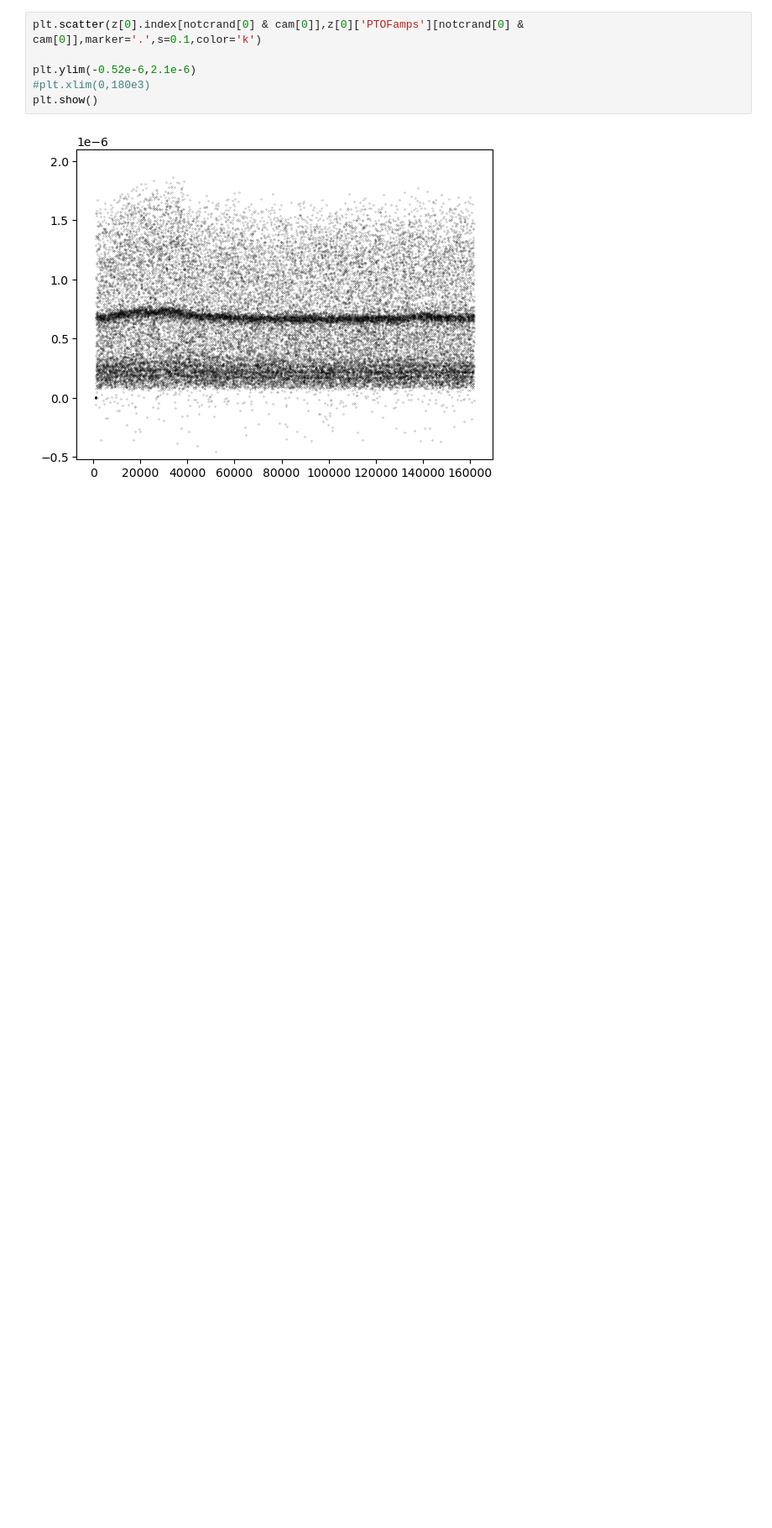
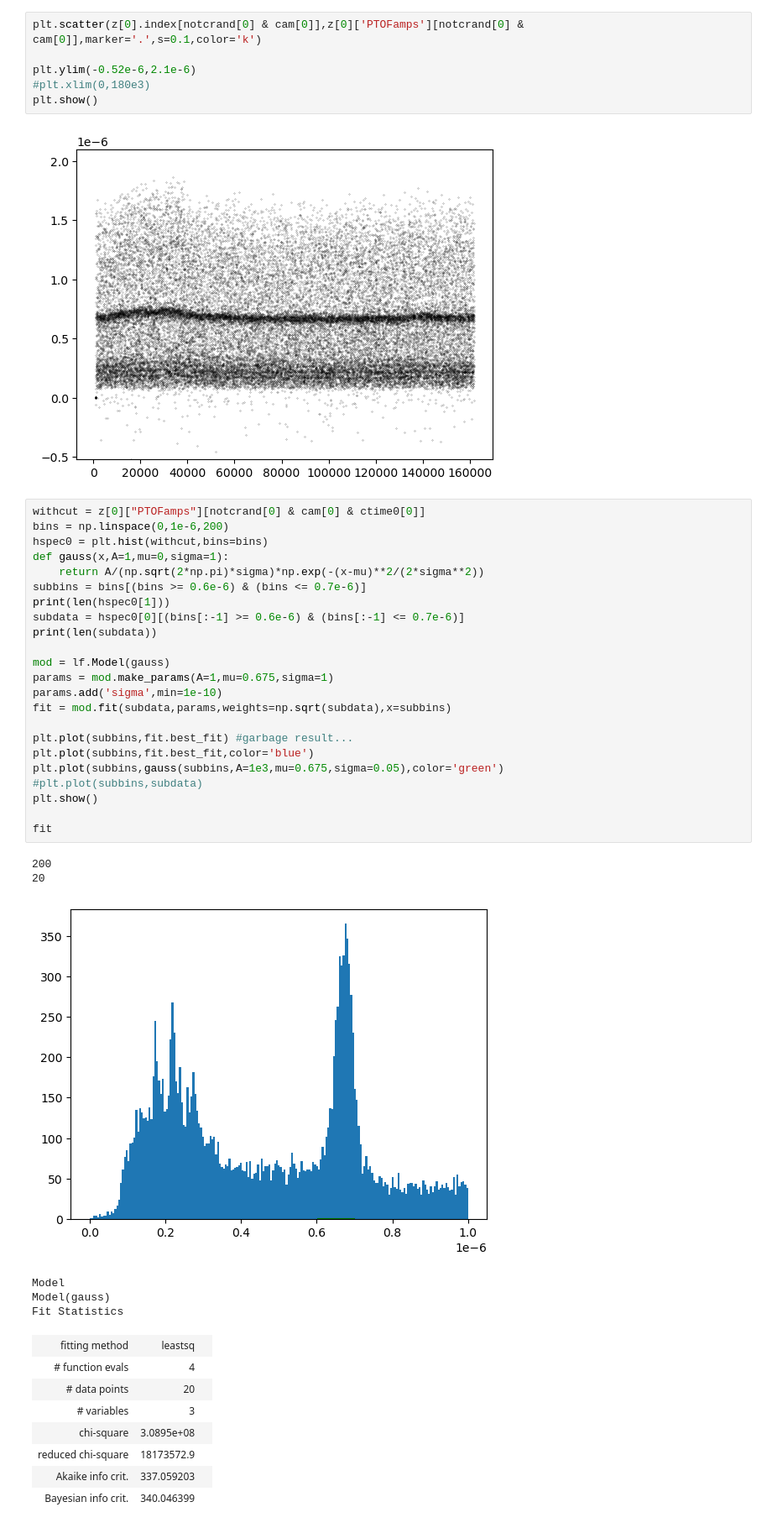
Before and after one commit to villano-lab/R76Analysis, a Jupyter notebook: Tutorial_Replication.ipynb, the cells around one changed output. Shown at 84% size. Cells and saved outputs as stored; diff of their text form; blank space fills up the shorter version.

Commit message:
Working on fitting results are garbage, fit not producing meaningful results, don't understand why?

```diff
--- a/Tutorial_Replication.ipynb
+++ b/Tutorial_Replication.ipynb
@@ -109,3 +110,41 @@ plt.ylim(-0.52e-6,2.1e-6)
 plt.show()
 # %% [output]
 [figure]
+# %%
+withcut = z[0]["PTOFamps"][notcrand[0] & cam[0] & ctime0[0]]
+bins = np.linspace(0,1e-6,200)
+hspec0 = plt.hist(withcut,bins=bins)
+def gauss(x,A=1,mu=0,sigma=1):
+    return A/(np.sqrt(2*np.pi)*sigma)*np.exp(-(x-mu)**2/(2*sigma**2))
+subbins = bins[(bins >= 0.6e-6) & (bins <= 0.7e-6)]
+print(len(hspec0[1]))
+subdata = hspec0[0][(bins[:-1] >= 0.6e-6) & (bins[:-1] <= 0.7e-6)]
+print(len(subdata))
+
+mod = lf.Model(gauss)
+params = mod.make_params(A=1,mu=0.675,sigma=1)
+params.add('sigma',min=1e-10)
+fit = mod.fit(subdata,params,weights=np.sqrt(subdata),x=subbins)
+
+plt.plot(subbins,fit.best_fit) #garbage result...
+plt.plot(subbins,fit.best_fit,color='blue')
+plt.plot(subbins,gauss(subbins,A=1e3,mu=0.675,sigma=0.05),color='green')
+#plt.plot(subbins,subdata)
+plt.show()
+
+fit
+# %% [output]
+200
+20
+[figure, added]
+Model
+Model(gauss)
+Fit Statistics
+| fitting method | leastsq |  |
+| # function evals | 4 |  |
+| # data points | 20 |  |
+| # variables | 3 |  |
+| chi-square | 3.0895e+08 |  |
+| reduced chi-square | 18173572.9 |  |
+| Akaike info crit. | 337.059203 |  |
+| Bayesian info crit. | 340.046399 |  |
```
Also changed, not shown: parts of 3 cells of this notebook.
